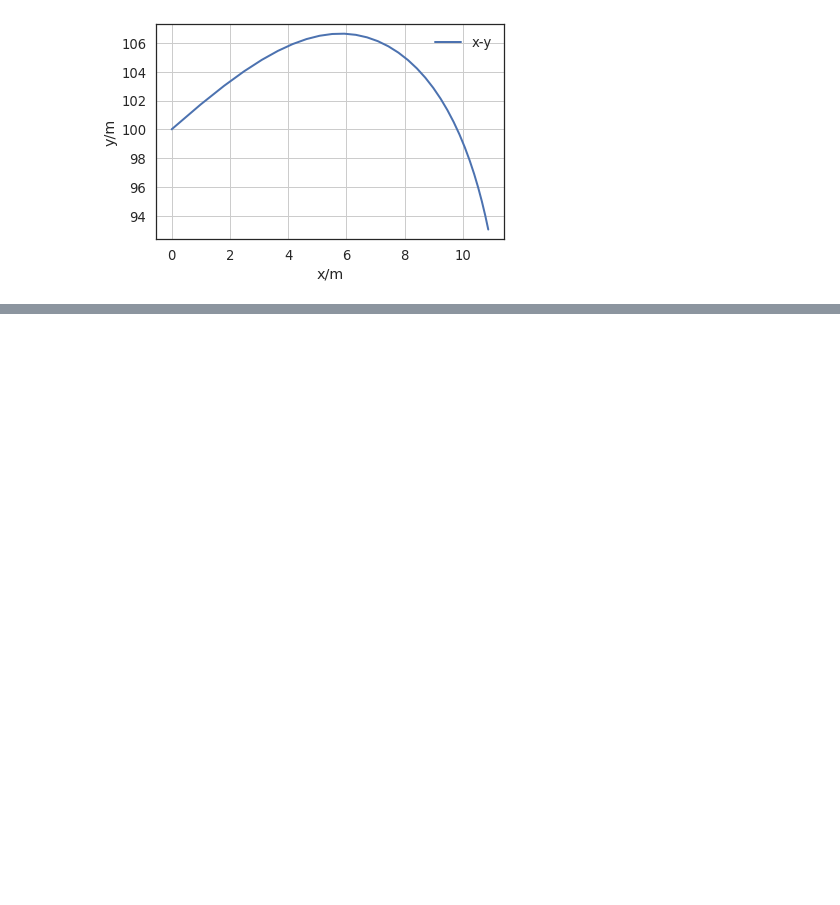
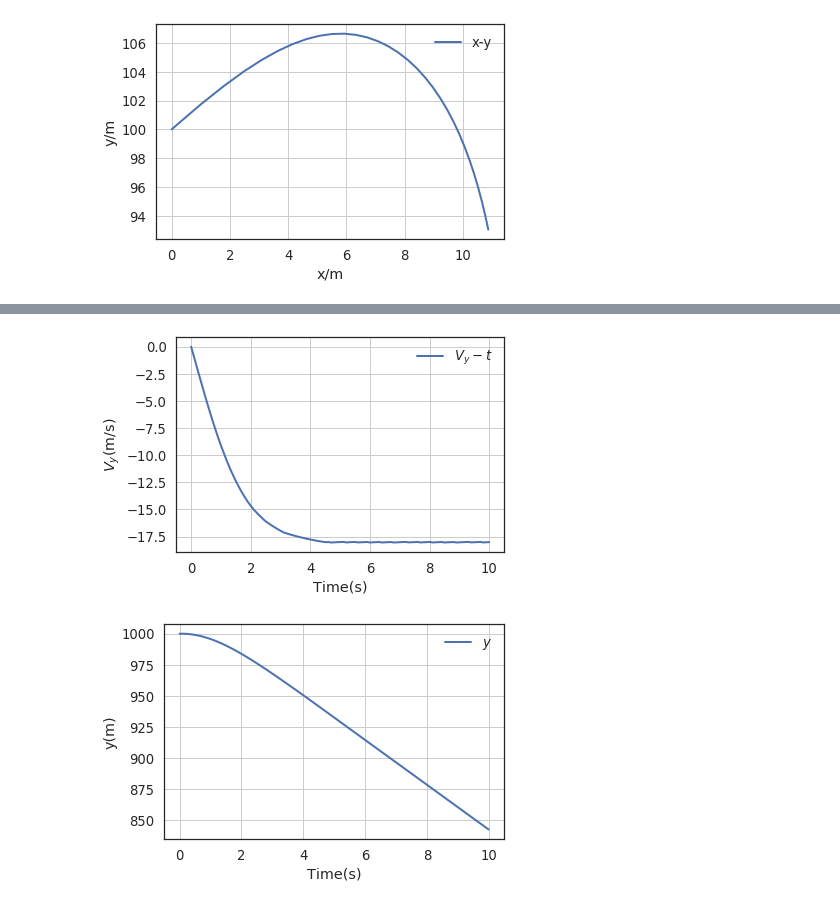
Before and after one commit to cherose2004/learning, a Jupyter notebook: project/Flight Simulation/Ch2/OTM.ipynb, the cells around one changed output, grey strips where cells are left out. Drawn from its saved outputs; the diff is of its cells as text; code cells hidden in the pictures; blank space fills up the shorter version.

```diff
--- a/project/Flight Simulation/Ch2/OTM.ipynb
+++ b/project/Flight Simulation/Ch2/OTM.ipynb
@@ -11,0 +84,29 @@ a.Show_position()
+# %%
+rho=1.225
+S=1
+Cd=0.05
+k=rho*S*Cd/2
+g=9.8
+import modsim as ms
+
+'''
+调用已有的class OTM斜抛问题类进行仿真绘制
+初始速度设置为0，高度设置为1000米，初始角度为-pi/2
+进行仿真并绘制图像
+'''
+jump=otm.OTM(y0=1000,V0=0,theta=-np.pi/2,drag_k=k,t=10)
+
+#绘制vy曲线
+ms.plot(jump.frame.vy,label='$V_y-t$')
+ms.decorate(xlabel='Time(s)',ylabel='$V_y$(m/s)')
+plt.grid(True)
+plt.show()
+
+#h绘制y曲线
+ms.plot(jump.frame.y,label='$y$')
+ms.decorate(xlabel='Time(s)',ylabel='y(m)')
+plt.grid(True)
+plt.show()
+# %% [output]
+[figure, added]
+[figure, added]
```
Also changed, not shown: parts of 9 cells of this notebook, 5 other files.
